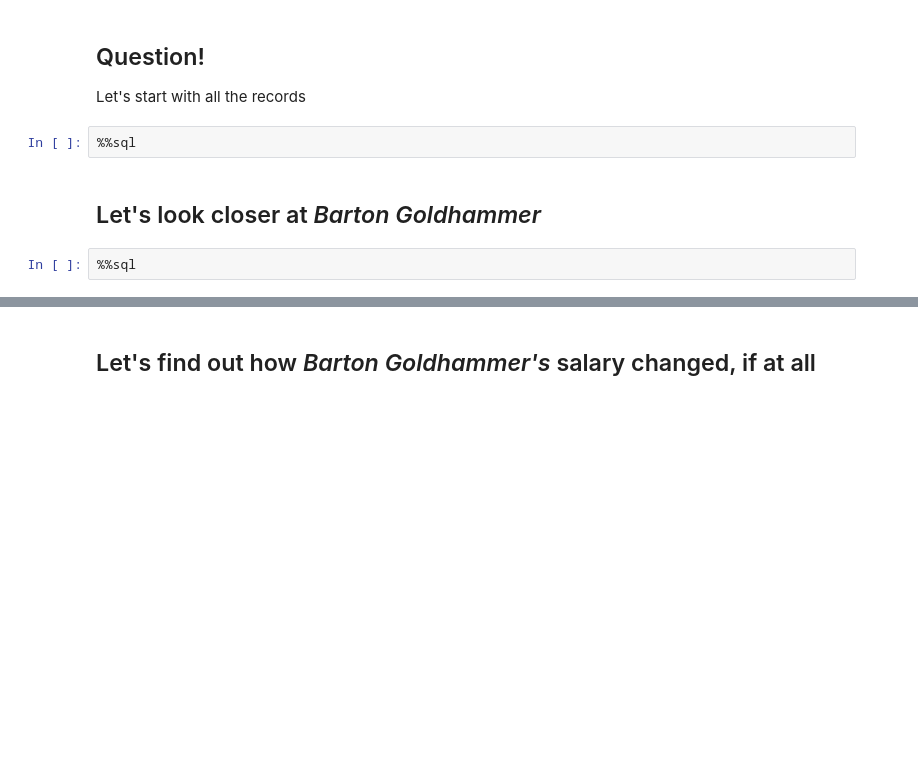
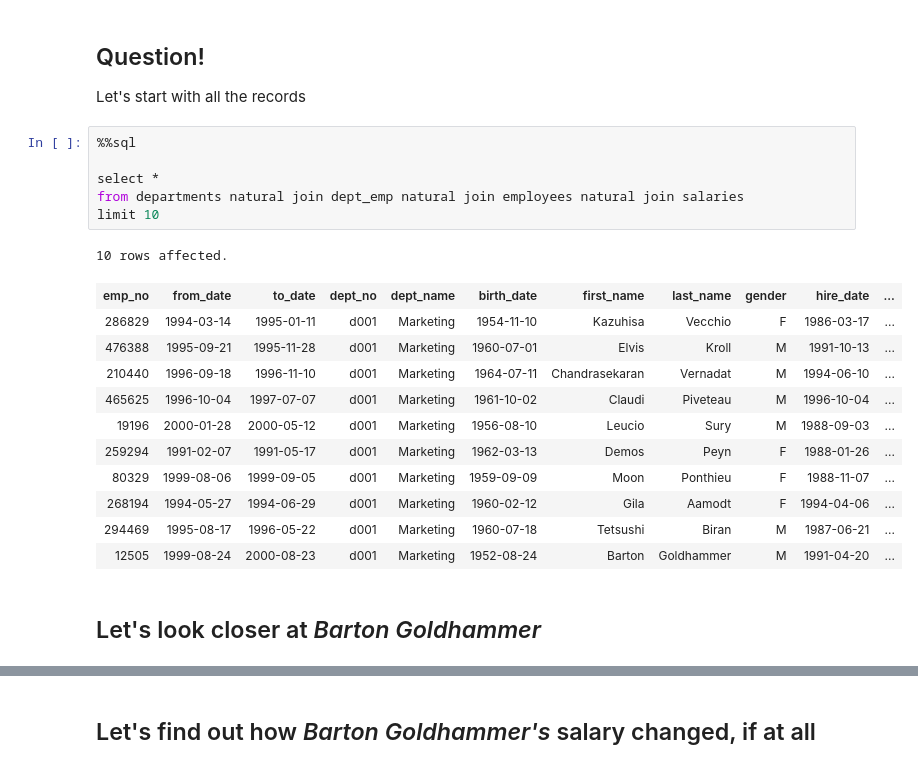
Before and after one commit to LutherCS/dmq-class-pub, a Jupyter notebook: Many2Many.ipynb, the cells around one changed output, grey strips where cells are left out. Cells and saved outputs as stored; diff of their text form; blank space fills up the shorter version.

```diff
--- a/Many2Many.ipynb
+++ b/Many2Many.ipynb
@@ -201,9 +201,24 @@ from titles
 ## Question!
 
 Let's start with all the records
-# %%
-%%sql
+# %%
+%%sql
+
+select *
+from departments natural join dept_emp natural join employees natural join salaries
+limit 10
+# %% [output]
+10 rows affected.
+| emp_no | from_date | to_date | dept_no | dept_name | birth_date | first_name | last_name | gender | hire_date | ... |
+| 286829 | 1994-03-14 | 1995-01-11 | d001 | Marketing | 1954-11-10 | Kazuhisa | Vecchio | F | 1986-03-17 | ... |
+| 476388 | 1995-09-21 | 1995-11-28 | d001 | Marketing | 1960-07-01 | Elvis | Kroll | M | 1991-10-13 | ... |
+| 210440 | 1996-09-18 | 1996-11-10 | d001 | Marketing | 1964-07-11 | Chandrasekaran | Vernadat | M | 1994-06-10 | ... |
+| 465625 | 1996-10-04 | 1997-07-07 | d001 | Marketing | 1961-10-02 | Claudi | Piveteau | M | 1996-10-04 | ... |
+| 19196 | 2000-01-28 | 2000-05-12 | d001 | Marketing | 1956-08-10 | Leucio | Sury | M | 1988-09-03 | ... |
+| 259294 | 1991-02-07 | 1991-05-17 | d001 | Marketing | 1962-03-13 | Demos | Peyn | F | 1988-01-26 | ... |
+| 80329 | 1999-08-06 | 1999-09-05 | d001 | Marketing | 1959-09-09 | Moon | Ponthieu | F | 1988-11-07 | ... |
+| 268194 | 1994-05-27 | 1994-06-29 | d001 | Marketing | 1960-02-12 | Gila | Aamodt | F | 1994-04-06 | ... |
+| 294469 | 1995-08-17 | 1996-05-22 | d001 | Marketing | 1960-07-18 | Tetsushi | Biran | M | 1987-06-21 | ... |
+| 12505 | 1999-08-24 | 2000-08-23 | d001 | Marketing | 1952-08-24 | Barton | Goldhammer | M | 1991-04-20 | ... |
 # %% [markdown]
 ## Let's look closer at *Barton Goldhammer*
-# %%
-%%sql
```
Also changed, not shown: parts of 22 cells of this notebook.
